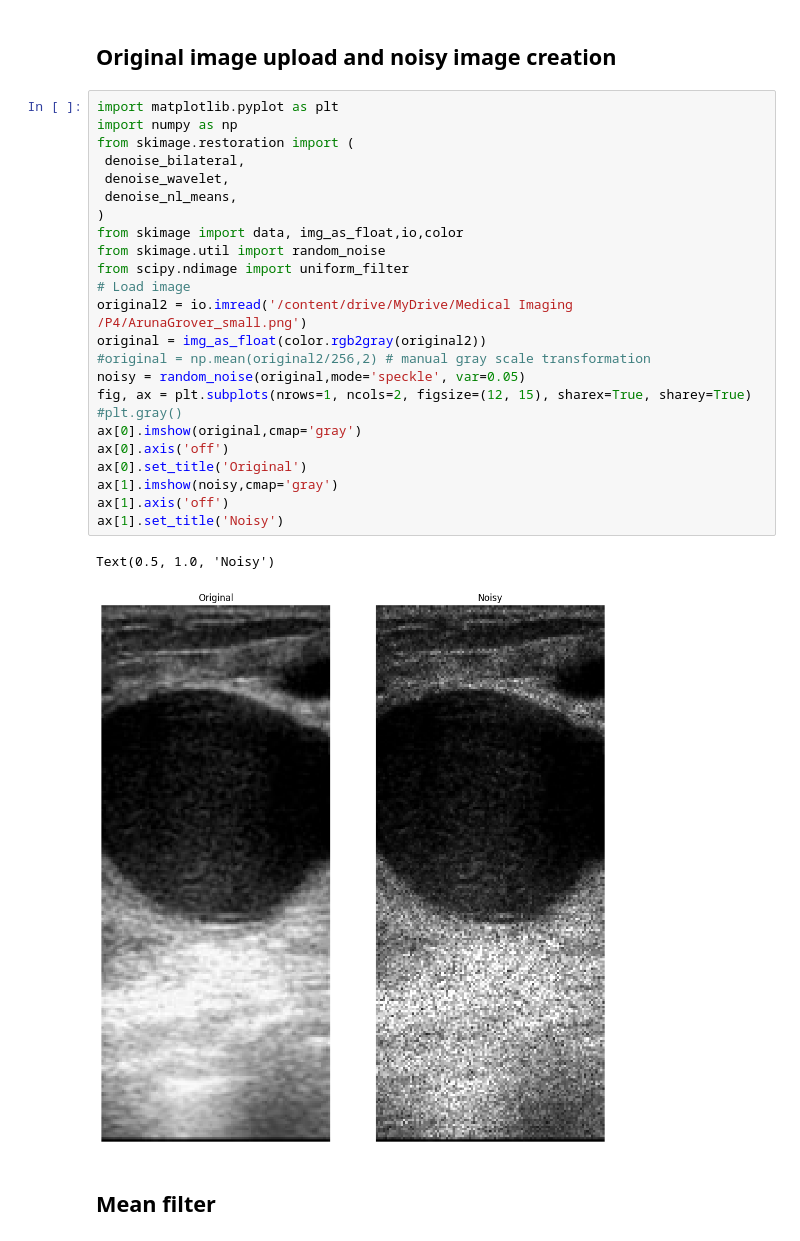
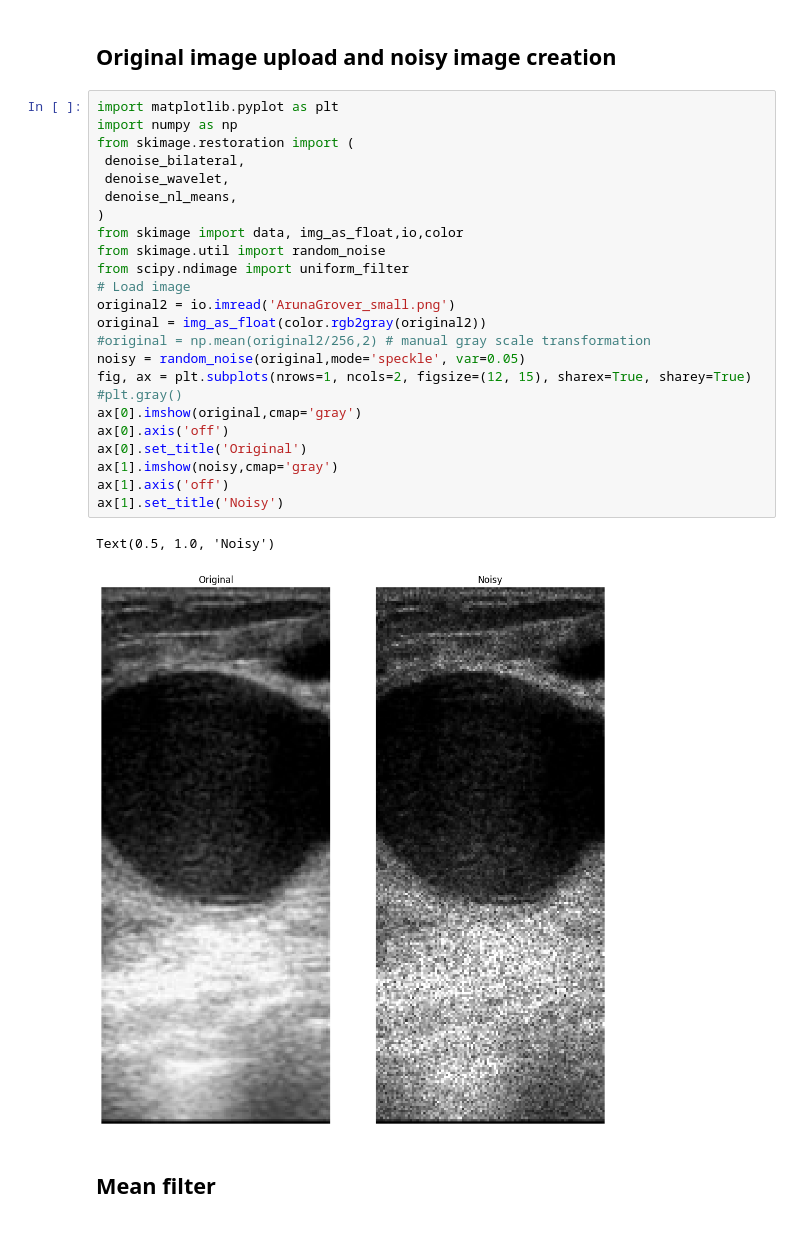
Before and after one commit to Datawithinigo/MEDICAL_IMAGING, a Jupyter notebook: P4/Medical_imaging_P4.ipynb, the cells around one changed output. Drawn from its saved outputs; the diff is of its cells as text.

```diff
--- a/P4/Medical_imaging_P4.ipynb
+++ b/P4/Medical_imaging_P4.ipynb
@@ -8,30 +14,30 @@ Drive already mounted at /content/drive; to attempt to forcibly remount, call dr
 # %%
 import matplotlib.pyplot as plt
 import numpy as np
 from skimage.restoration import (
  denoise_bilateral,
  denoise_wavelet,
  denoise_nl_means,
 )
 from skimage import data, img_as_float,io,color
 from skimage.util import random_noise
 from scipy.ndimage import uniform_filter
 # Load image
-original2 = io.imread('/content/drive/MyDrive/Medical Imaging /P4/ArunaGrover_small.png')
+original2 = io.imread('ArunaGrover_small.png')
 original = img_as_float(color.rgb2gray(original2))
 #original = np.mean(original2/256,2) # manual gray scale transformation
 noisy = random_noise(original,mode='speckle', var=0.05)
 fig, ax = plt.subplots(nrows=1, ncols=2, figsize=(12, 15), sharex=True, sharey=True)
 #plt.gray()
 ax[0].imshow(original,cmap='gray')
 ax[0].axis('off')
 ax[0].set_title('Original')
 ax[1].imshow(noisy,cmap='gray')
 ax[1].axis('off')
 ax[1].set_title('Noisy')
 # %% [output]
 Text(0.5, 1.0, 'Noisy')
-[figure, old version]
+[figure, new version]
 # %% [markdown]
 ## Mean filter
 # %%
```
Also changed, not shown: parts of 10 cells of this notebook, 4 other files.
